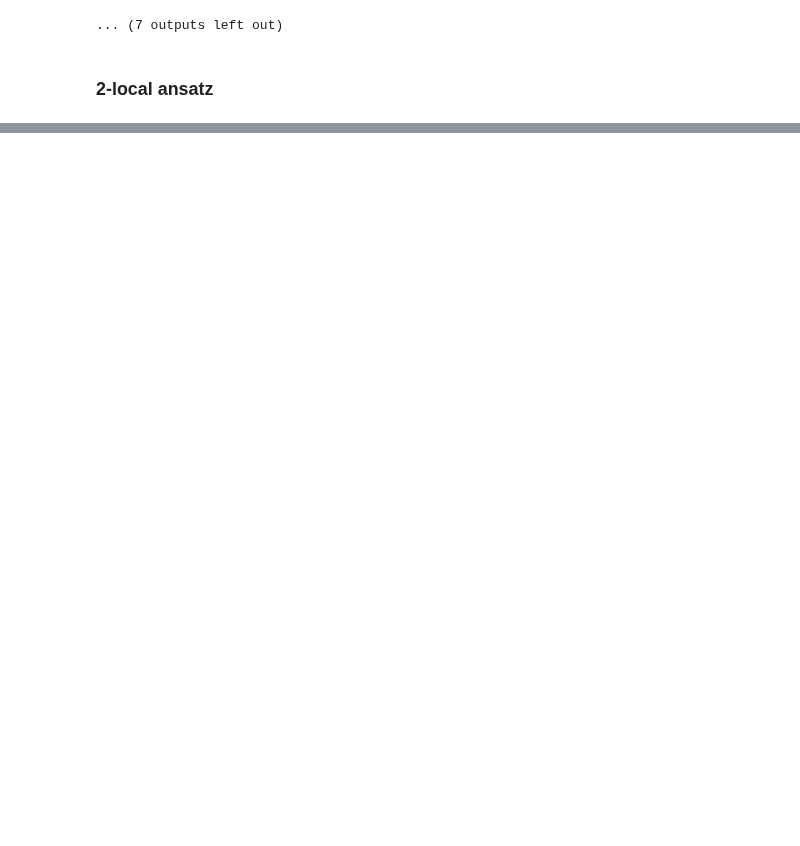
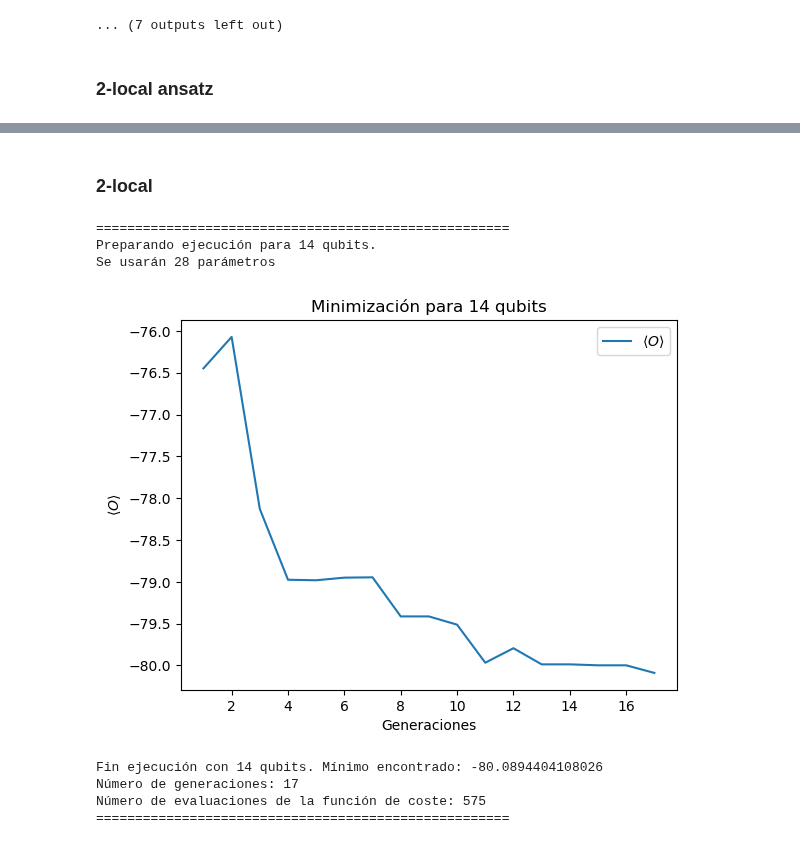
Before and after one commit to JLSM02/QML-Avoiding-BP, a Jupyter notebook: notebooks/VQE/AG_DE.ipynb, the cells around one changed output, grey strips where cells are left out. Drawn from its saved outputs; the diff is of its cells as text; code cells hidden in the pictures; blank space fills up the shorter version.

```diff
--- a/notebooks/VQE/AG_DE.ipynb
+++ b/notebooks/VQE/AG_DE.ipynb
@@ -276,3 +333,16 @@ Se usarán 18 parámetros
+# %% [markdown]
+### 2-local
+# %%
+data = VQE_minimization_AG(anz.build_twoLocal_ansatz, 14, 14, hamiltonian_H2O, -80, population_size=50, max_iters=1000)
+# %% [output]
+=====================================================
+Preparando ejecución para 14 qubits.
+Se usarán 28 parámetros
+[figure, added]
+Fin ejecución con 14 qubits. Mínimo encontrado: -80.0894404108026
+Número de generaciones: 17
+Número de evaluaciones de la función de coste: 575
+=====================================================
 # %%
 from scipy.optimize import differential_evolution
 
```
Also changed, not shown: parts of 11 cells of this notebook, 3 other files.
